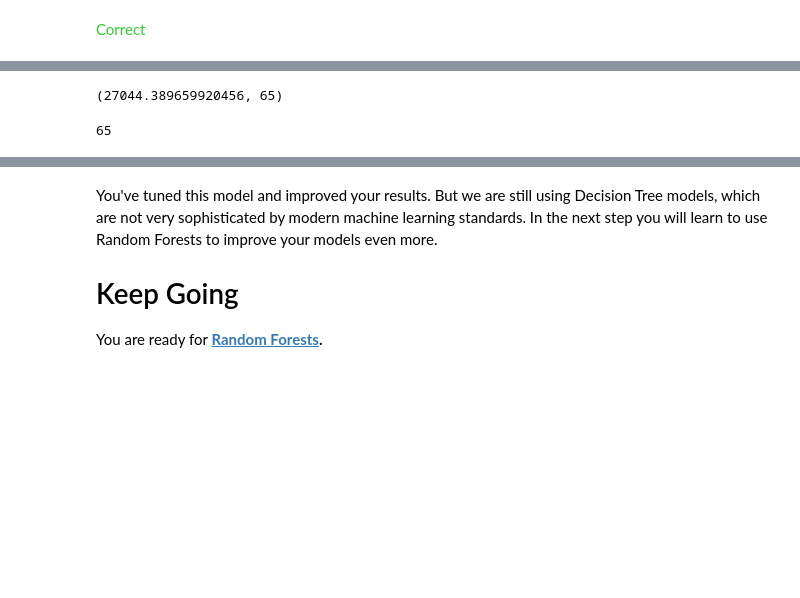
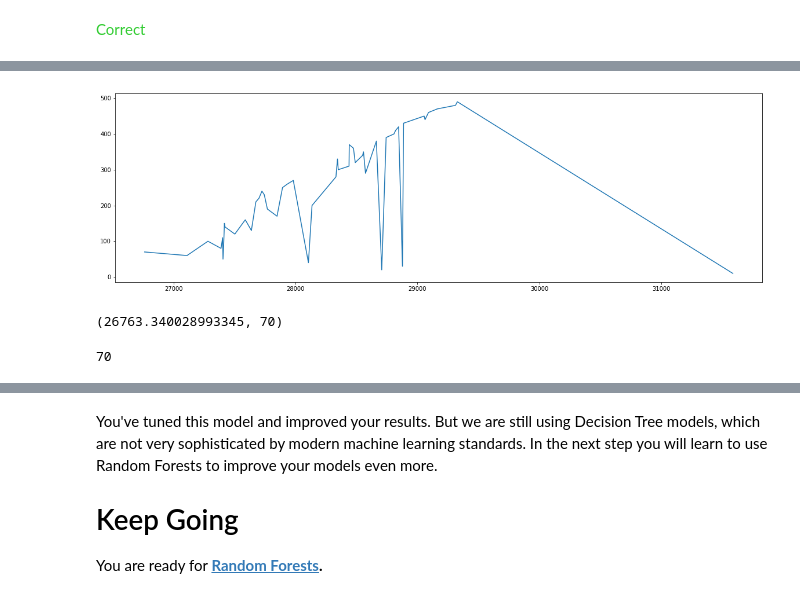
Before and after one commit to motazsaad/login-ds, a Jupyter notebook: notebooks/exercise-underfitting-and-overfitting.ipynb, the cells around one changed output, grey strips where cells are left out. Drawn from its saved outputs; the diff is of its cells as text; code cells hidden in the pictures; blank space fills up the shorter version.

```diff
--- a/notebooks/exercise-underfitting-and-overfitting.ipynb
+++ b/notebooks/exercise-underfitting-and-overfitting.ipynb
@@ -103,4 +125,4 @@ step_1.check()
 # %%
-candidate_max_leaf_nodes = list(range(5, 500, 10))
+candidate_max_leaf_nodes = list(range(10, 500, 10))
 print(candidate_max_leaf_nodes)
 # %% [output]
@@ -141,11 +183,21 @@ best_tree_size
+# %%
+import matplotlib.pylab as plt
+
+x, y = zip(*best_tree_size) # unpack a list of pairs into two tuples
+
+plt.figure(figsize=(20, 6))
+plt.plot(x, y)
+plt.show()
+# %% [output]
+[figure, added]
 # %%
 best_tree_size[0]
 # %% [output]
-(27044.389659920456, 65)
+(26763.340028993345, 70)
 # %%
 best_tree_size[0][1]
 # %% [output]
-65
+70
 # %%
 print(f'best max leaf node = {best_tree_size[0][1]}, with error = {best_tree_size[0][0]}')
 # %% [output]
```
Also changed, not shown: parts of 14 cells of this notebook.
